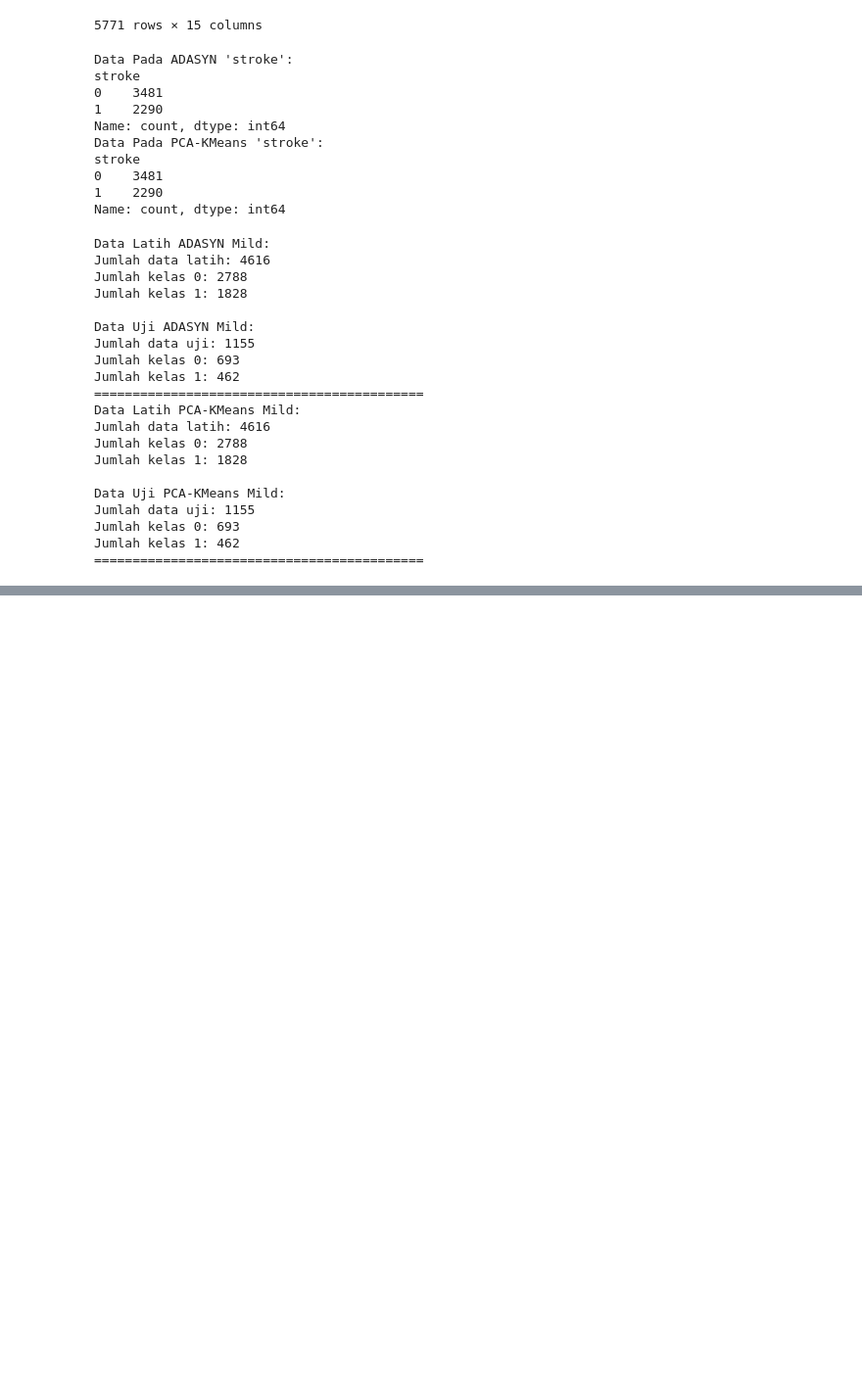
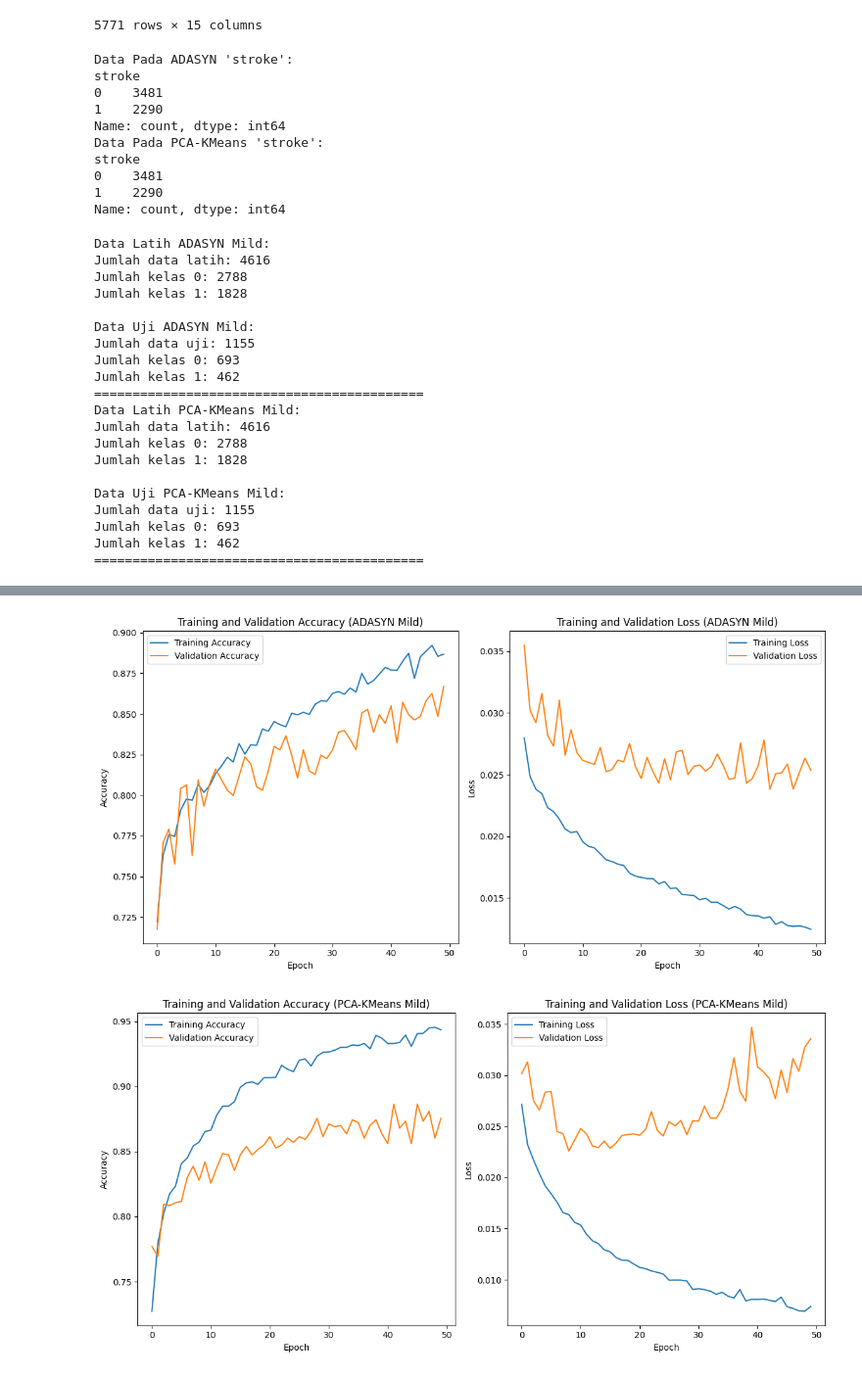
Before and after one commit to avillarafi45/TugasAkhirStrokePrediction, a Jupyter notebook: Klasifikasi DNN Mild.ipynb, the cells around one changed output, grey strips where cells are left out. Shown at 98% size. Saved outputs shown, nothing was run; the diff lists cells and outputs as text; code cells hidden in the pictures; blank space fills up the shorter version.

```diff
--- a/Klasifikasi DNN Mild.ipynb
+++ b/Klasifikasi DNN Mild.ipynb
@@ -286,0 +291,71 @@ Confusion Matrix (PCA-KMeans) Mild:
+# %%
+import matplotlib.pyplot as plt
+import seaborn as sns
+from sklearn.metrics import ConfusionMatrixDisplay
+# Visualisasi Akurasi dan Loss untuk Adasyn Mild
+plt.figure(figsize=(12, 6))
+
+# Plot Akurasi
+plt.subplot(1, 2, 1)
+plt.plot(history_adasyn.history['accuracy'], label='Training Accuracy')
+plt.plot(history_adasyn.history['val_accuracy'], label='Validation Accuracy')
+plt.title('Training and Validation Accuracy (ADASYN Mild)')
+plt.xlabel('Epoch')
+plt.ylabel('Accuracy')
+plt.legend()
+
+# Plot Loss
+plt.subplot(1, 2, 2)
+plt.plot(history_adasyn.history['loss'], label='Training Loss')
+plt.plot(history_adasyn.history['val_loss'], label='Validation Loss')
+plt.title('Training and Validation Loss (ADASYN Mild)')
+plt.xlabel('Epoch')
+plt.ylabel('Loss')
+plt.legend()
+
+plt.tight_layout()
+plt.show()
+
+# Visualisasi Akurasi dan Loss untuk PCA-KMeans Mild
+plt.figure(figsize=(12, 6))
+
+# Plot Akurasi
+plt.subplot(1, 2, 1)
+plt.plot(history_pca_kmeans.history['accuracy'], label='Training Accuracy')
+plt.plot(history_pca_kmeans.history['val_accuracy'], label='Validation Accuracy')
+plt.title('Training and Validation Accuracy (PCA-KMeans Mild)')
+plt.xlabel('Epoch')
+plt.ylabel('Accuracy')
+plt.legend()
+
+# Plot Loss
+plt.subplot(1, 2, 2)
+plt.plot(history_pca_kmeans.history['loss'], label='Training Loss')
+plt.plot(history_pca_kmeans.history['val_loss'], label='Validation Loss')
+plt.title('Training and Validation Loss (PCA-KMeans Mild)')
+plt.xlabel('Epoch')
+plt.ylabel('Loss')
+plt.legend()
+
+plt.tight_layout()
+plt.show()
+
+
+# Visualisasi Confusion Matrix untuk ADASYN Mild
+plt.figure(figsize=(8, 6))
+sns.heatmap(conf_matrix_adasyn, annot=True, fmt='d', cmap='Blues', cbar=False)
+plt.title('Confusion Matrix (ADASYN MILD)')
+plt.xlabel('Predicted Labels')
+plt.ylabel('True Labels')
+plt.show()
+
+# Visualisasi Confusion Matrix untuk PCA-KMeans Mild
+plt.figure(figsize=(8, 6))
+sns.heatmap(conf_matrix_pca_kmeans, annot=True, fmt='d', cmap='Blues', cbar=False)
+plt.title('Confusion Matrix (PCA-KMeans Mild)')
+plt.xlabel('Predicted Labels')
+plt.ylabel('True Labels')
+plt.show()
+# %% [output]
+[figure, added]
+[figure, added]
```
Also changed, not shown: parts of 3 cells of this notebook, 9 other files.
